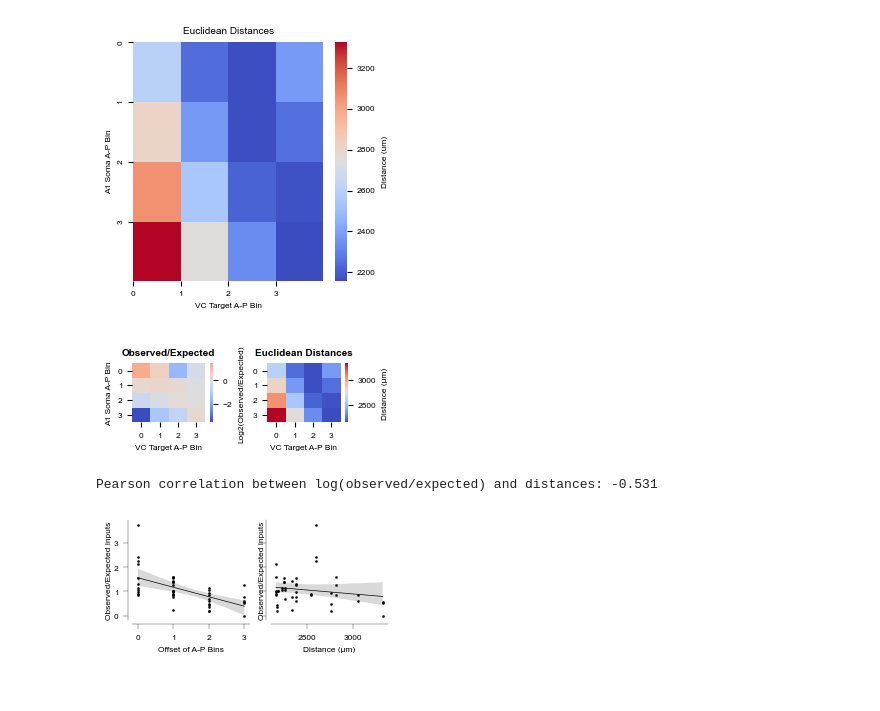
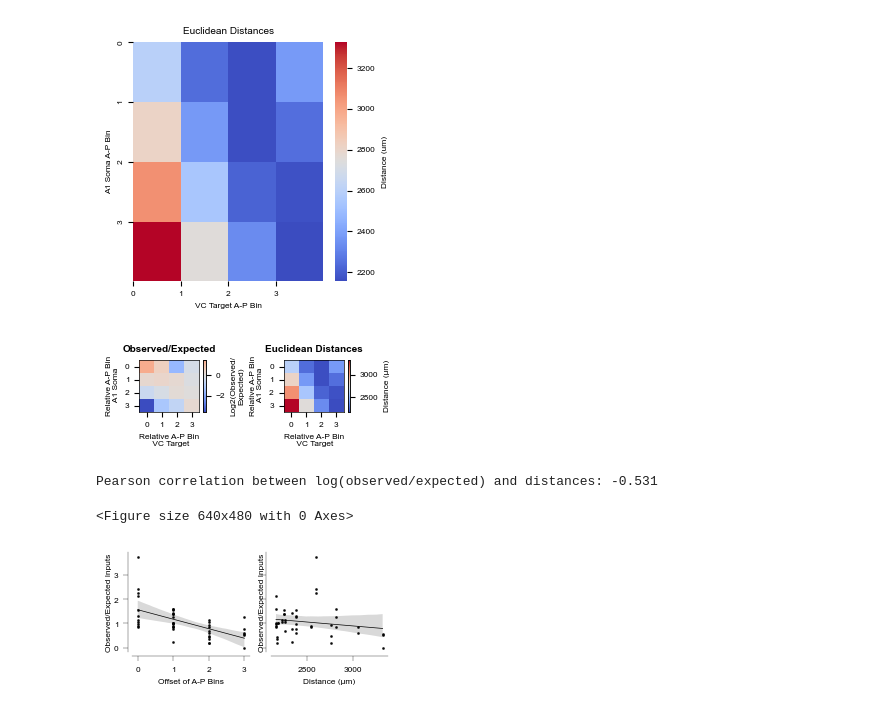
Before and after one commit to znamlab/MAPseq_processing, a Jupyter notebook: final_processing/fig2_shuff_vs_actual_motifs_updated_8.ipynb, the cells around one changed output. Cells and saved outputs as stored; diff of their text form; code cells hidden in the pictures.

Commit message:
figure adjusting

```diff
--- a/final_processing/fig2_shuff_vs_actual_motifs_updated_8.ipynb
+++ b/final_processing/fig2_shuff_vs_actual_motifs_updated_8.ipynb
@@ -1161,6 +1161,7 @@ soma_AP_pos_A1_only = soma_AP_pos[~soma_AP_pos['AC_bin_id'].isin([-1, n_ac_bins]
 #     ac_bin = min(ac_bin, n_ac_bins - 1)
 #     vc_bin_conversion[val] = ac_bin
 # %%
+which_bin =1
 ac_bin_centers = (ac_bin_edges[:-1] + ac_bin_edges[1:]) / 2
 vc_bin_centers = (vc_bin_edges[:-1] + vc_bin_edges[1:]) / 2
 ac_bin_dict = {i: center for i, center in enumerate(ac_bin_centers)}
@@ -1186,8 +1187,8 @@ for bin_2 in range(n_vc_bins):
         distance_dict['vc_bin'].append(bin_2)
         distance_dict['dist'].append(dist_dict[bin]*25)
     min_dist = min(dist_dict, key=dist_dict.get)
-    VC_closest_soma_bin[bin_2] = 0
-    VC_closest_soma_distances[bin_2] = dist_dict[0] #only plot lines between ac bin zero and the others
+    VC_closest_soma_bin[bin_2] = which_bin
+    VC_closest_soma_distances[bin_2] = dist_dict[which_bin] #only plot lines between ac bin zero and the others
 # %%
 all_cortex_id = bg_atlas.structures['Isocortex']['id']
 all_cortex = rsp.make_structure_mask([all_cortex_id], direct_only=False)
@@ -1458,42 +1459,57 @@ for ac_bin in range (n_ac_bins):
 # %%
 distances_df_indiv_mice['observed/expected'] = distances_df_indiv_mice['oberved'] / distances_df_indiv_mice['expected']
 min_to_add = distances_df_indiv_mice[distances_df_indiv_mice['observed/expected'] > 0]['observed/expected'].min() * 0.01
 distances_df_indiv_mice['log_observed/expected'] = np.log2(distances_df_indiv_mice['observed/expected'] + min_to_add)
 
 filtered_df = distances_df_indiv_mice[distances_df_indiv_mice['mouse'].isin(mice)]
 grouped_log = filtered_df.groupby(['ac_bin', 'vc_bin'])['log_observed/expected'].mean().reset_index()
 pivot_log = grouped_log.pivot(index='ac_bin', columns='vc_bin', values='log_observed/expected')
 distances_pivot_table = distances_df.pivot(index='ac_bin', columns='vc_bin', values='dist')
 fig, axes = plt.subplots(1, 2, figsize=(3, 1.2))
 
+heatmap = {}
+heatmap[0] = sb.heatmap(pivot_log, cmap='coolwarm', center=0, ax=axes[0],
+           cbar_kws={'label': f'Log2(Observed/\nExpected)'}, linewidths=0)
+axes[0].set_title('Observed/Expected', weight='bold')
 
-sb.heatmap(pivot_log, cmap='coolwarm', center=0, ax=axes[0],
-           cbar_kws={'label': 'Log2(Observed/Expected)'})
-axes[0].set_title('Observed/Expected', weight='bold')
-axes[0].set_xlabel('VC Target A-P Bin')
-axes[0].set_ylabel('A1 Soma A-P Bin')
 
-sb.heatmap(distances_pivot_table, cmap='coolwarm', ax=axes[1],
+heatmap[1] = sb.heatmap(distances_pivot_table, cmap='coolwarm', ax=axes[1],
            cbar_kws={'label': 'Distance (μm)'})
 axes[1].set_title('Euclidean Distances', weight='bold')
-axes[1].set_xlabel('VC Target A-P Bin')
-axes[1].set_ylabel('')
-axes[0].tick_params(axis='y', labelrotation=0)
-axes[1].tick_params(axis='y', labelrotation=0)
+
+# axes[0].tick_params(axis='y', labelrotation=0)
+# axes[1].tick_params(axis='y', labelrotation=0)
+
+for which_ax in [0, 1]:
+    axes[which_ax].tick_params(axis='y', labelrotation=0)
+    axes[which_ax].set_xlabel('Relative A-P Bin\n VC Target')
+    axes[which_ax].set_ylabel('Relative A-P Bin\n A1 Soma')
+    for spine in axes[which_ax].spines.values():
+        spine.set_visible(True)
+        spine.set_color('black')
+        spine.set_linewidth(0.5)
+    for spine in heatmap[which_ax].collections[0].colorbar.ax.spines.values():
+        spine.set_visible(True)
+        spine.set_color('black')
+        spine.set_linewidth(0.5)
+
+
 plt.tight_layout()
 plt.show()
 
 log_values = pivot_log.values.flatten()
 dist_values = distances_pivot_table.values.flatten()
 
 mask = ~np.isnan(log_values) & ~np.isnan(dist_values)
 corr = np.corrcoef(log_values[mask], dist_values[mask])[0, 1]
 
 print(f"Pearson correlation between log(observed/expected) and distances: {corr:.3f}")
+plt.tight_layout()
 fig.savefig(f"{saving_path}/supplementary/fig_s4_AP_vs_dist_heatmaps.svg", format="svg")
 # %% [output]
-[figure, old version]
+[figure, new version]
 Pearson correlation between log(observed/expected) and distances: -0.531
+<Figure size 640x480 with 0 Axes>
 # %%
 
 # distances_df_indiv_mice['ap_offset'] = (
```
Also changed, not shown: parts of 4 cells of this notebook.
